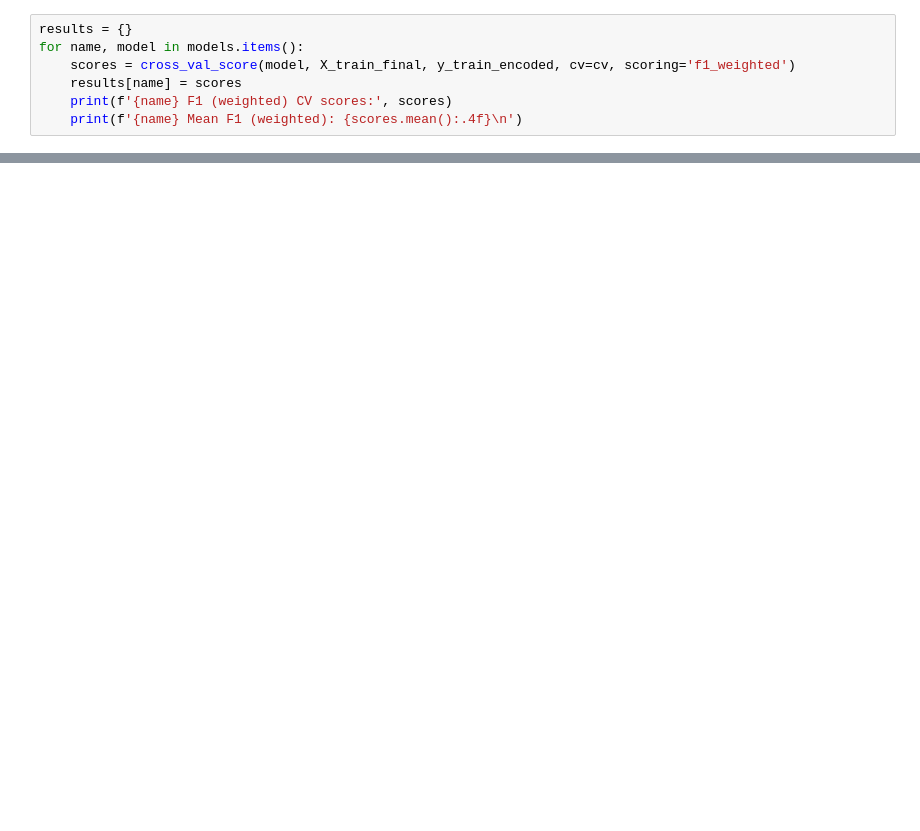
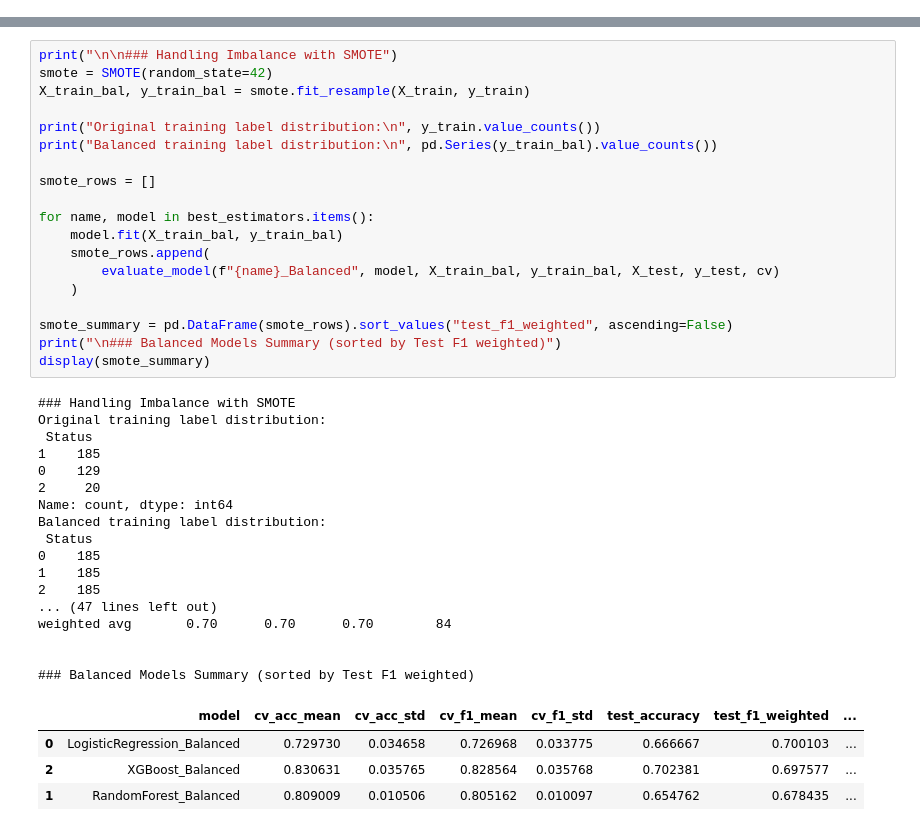
Before and after one commit to EuphosiouX/deakintrimester3, a Jupyter notebook: SIT720 - Machine Learning/task6.2/task6.2.ipynb, the cells around one changed output, grey strips where cells are left out. Cells and saved outputs as stored; diff of their text form; blank space fills up the shorter version.

```diff
--- a/SIT720 - Machine Learning/task6.2/task6.2.ipynb
+++ b/SIT720 - Machine Learning/task6.2/task6.2.ipynb
@@ -252,7 +144,0 @@ Weighted F1: 0.6860
-# %%
-results = {}
-for name, model in models.items():
-    scores = cross_val_score(model, X_train_final, y_train_encoded, cv=cv, scoring='f1_weighted')
-    results[name] = scores
-    print(f'{name} F1 (weighted) CV scores:', scores)
-    print(f'{name} Mean F1 (weighted): {scores.mean():.4f}\n')
@@ -647,0 +254,41 @@ IndexError: index 18 is out of bounds for axis 0 with size 18
+# %%
+print("\n\n### Handling Imbalance with SMOTE")
+smote = SMOTE(random_state=42)
+X_train_bal, y_train_bal = smote.fit_resample(X_train, y_train)
+
+print("Original training label distribution:\n", y_train.value_counts())
+print("Balanced training label distribution:\n", pd.Series(y_train_bal).value_counts())
+
+smote_rows = []
+
+for name, model in best_estimators.items():
+    model.fit(X_train_bal, y_train_bal)
+    smote_rows.append(
+        evaluate_model(f"{name}_Balanced", model, X_train_bal, y_train_bal, X_test, y_test, cv)
+    )
+
+smote_summary = pd.DataFrame(smote_rows).sort_values("test_f1_weighted", ascending=False)
+print("\n### Balanced Models Summary (sorted by Test F1 weighted)")
+display(smote_summary)
+# %% [output]
+### Handling Imbalance with SMOTE
+Original training label distribution:
+ Status
+1    185
+0    129
+2     20
+Name: count, dtype: int64
+Balanced training label distribution:
+ Status
+0    185
+1    185
+2    185
+... (47 lines left out)
+weighted avg       0.70      0.70      0.70        84
+
+
+### Balanced Models Summary (sorted by Test F1 weighted)
+|  | model | cv_acc_mean | cv_acc_std | cv_f1_mean | cv_f1_std | test_accuracy | test_f1_weighted | ... |
+| 0 | LogisticRegression_Balanced | 0.729730 | 0.034658 | 0.726968 | 0.033775 | 0.666667 | 0.700103 | ... |
+| 2 | XGBoost_Balanced | 0.830631 | 0.035765 | 0.828564 | 0.035768 | 0.702381 | 0.697577 | ... |
+| 1 | RandomForest_Balanced | 0.809009 | 0.010506 | 0.805162 | 0.010097 | 0.654762 | 0.678435 | ... |
```
Also changed, not shown: parts of 20 cells of this notebook.
